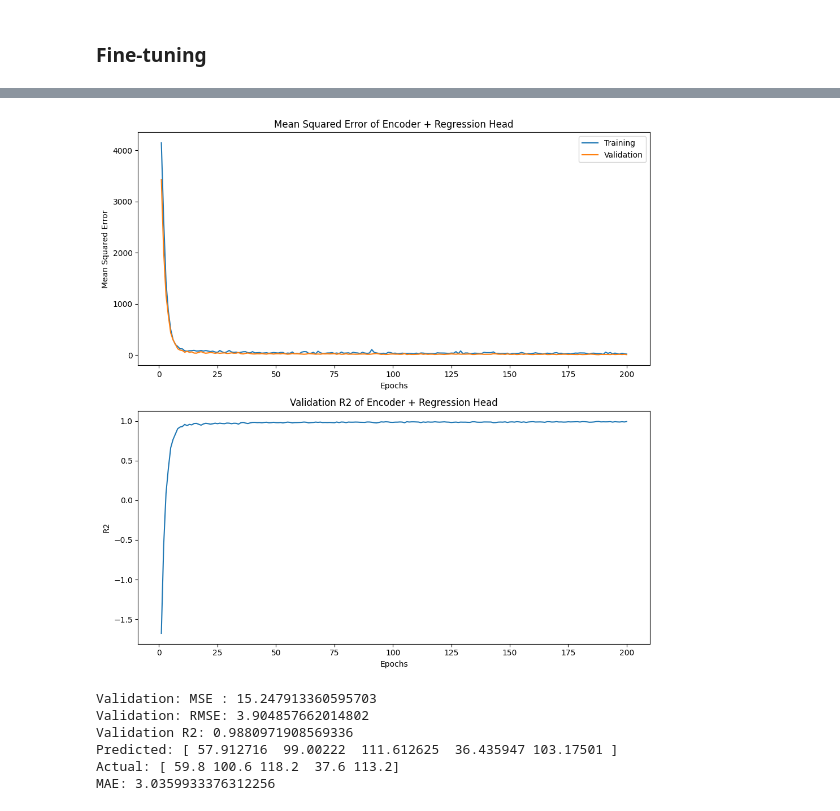
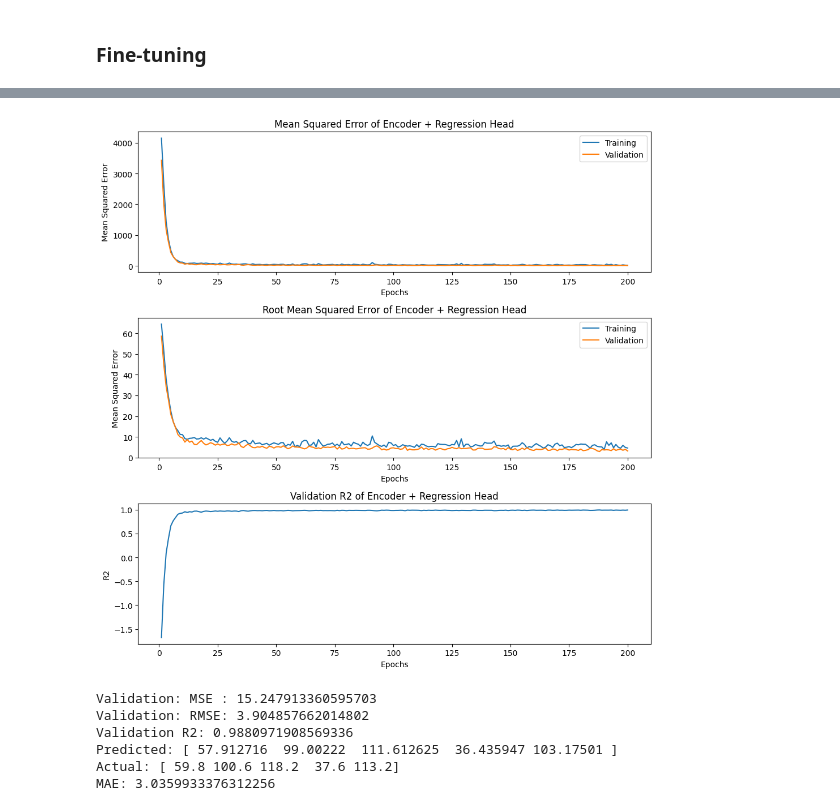
Before and after one commit to tsopeter/835-Final-Project, a Jupyter notebook: 835_Final_Project.ipynb, the cells around one changed output, grey strips where cells are left out. Cells and saved outputs as stored; diff of their text form; code cells hidden in the pictures.

```diff
--- a/835_Final_Project.ipynb
+++ b/835_Final_Project.ipynb
@@ -635,36 +635,43 @@ def print_regression_losses():
 
     with open(output_file_path, 'r') as file:
         for line in file:
             if "MSE :" in line and "Validation" not in line:
                 mse_values.append(float(line.split("MSE :")[1].strip()))
             elif "Validation: MSE :" in line:
                 validation_mse_values.append(float(line.split("Validation: MSE :")[1].strip()))
             elif "Validation R2:" in line:
                 validation_r2_values.append(float(line.split("Validation R2:")[1].strip()))
     mse_values = np.array(mse_values)
     validation_mse_values = np.array(validation_mse_values)
     validation_r2_values = np.array(validation_r2_values)
     num_epochs_r = np.arange(1, 201)
 
     plt.figure(figsize=[10, 10])
-    plt.subplot(2, 1, 1)
+    plt.subplot(3, 1, 1)
     plt.plot(num_epochs_r, mse_values, num_epochs_r, validation_mse_values)
     plt.xlabel("Epochs")
     plt.ylabel("Mean Squared Error")
     plt.title("Mean Squared Error of Encoder + Regression Head")
     plt.legend(['Training', 'Validation'])
 
-    plt.subplot(2, 1, 2)
+    plt.subplot(3, 1, 2)
+    plt.plot(num_epochs_r, np.sqrt(mse_values), num_epochs_r, np.sqrt(validation_mse_values))
+    plt.xlabel("Epochs")
+    plt.ylabel("Root Mean Squared Error")
+    plt.title("Root Mean Squared Error of Encoder + Regression Head")
+    plt.legend(['Training', 'Validation'])
+
+    plt.subplot(3, 1, 3)
     plt.plot(num_epochs_r, validation_r2_values)
     plt.xlabel("Epochs")
     plt.ylabel("R2")
     plt.title("Validation R2 of Encoder + Regression Head")
 
     plt.tight_layout()
     plt.show()
 print_regression_losses()
 # %% [output]
-[figure, old version]
+[figure, new version]
 # %%
 torch.save(regmodel, "resnet18_regression_model3_with_supcon1.pth")
 # %%
```
